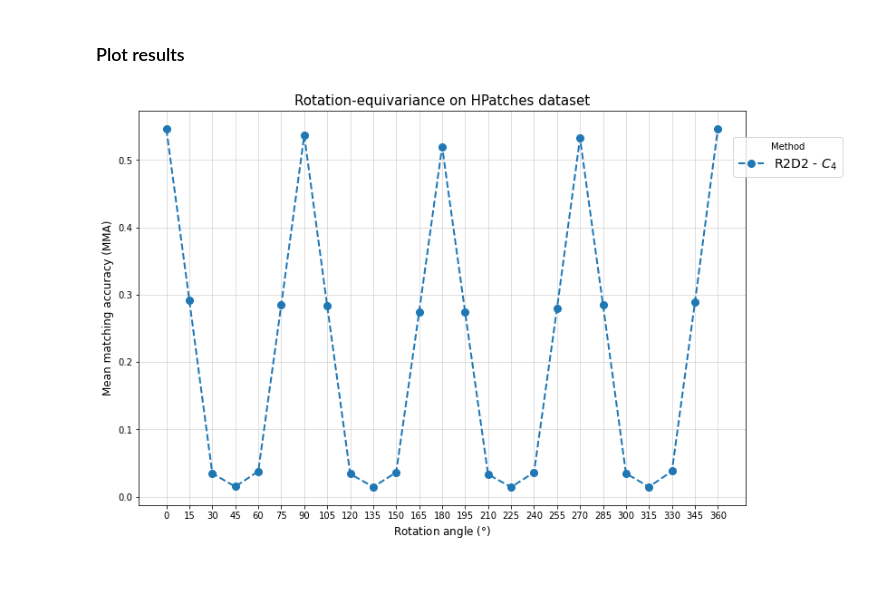
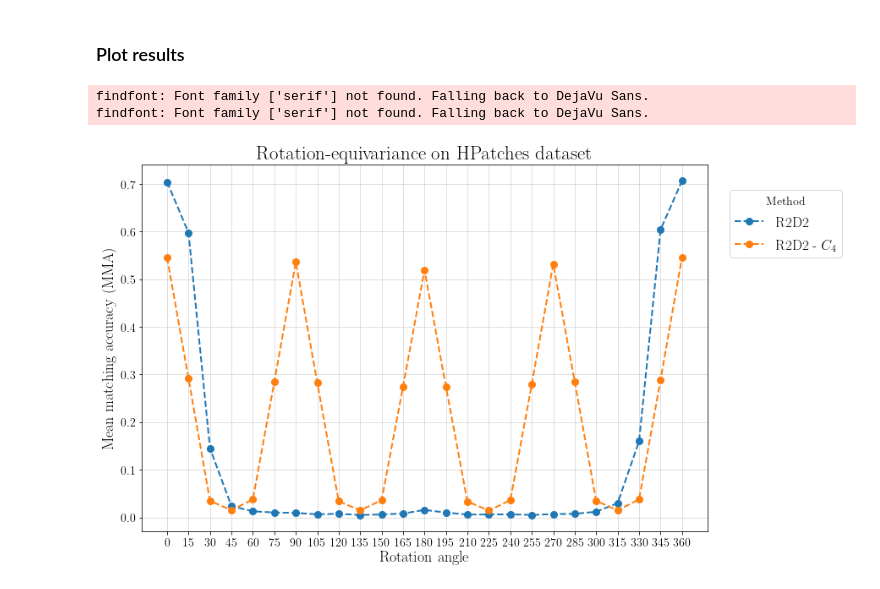
Before and after one commit to bpiyush/rotation-equivariant-lfm, a Jupyter notebook: notebooks/eval_on_hpatches.ipynb, the cells around one changed output. Drawn from its saved outputs; the diff is of its cells as text; code cells hidden in the pictures.

Commit message:
Adds support to load multiple model results in evaluation notebook

```diff
--- a/notebooks/eval_on_hpatches.ipynb
+++ b/notebooks/eval_on_hpatches.ipynb
@@ -41,8 +48,14 @@ from relfm.inference.r2d2_on_hpatches import configure_save_dir
 Set the correct data and output paths as well as the model checkpoint that you'd like to evaluate on. Parameters such as `gap_between_rotations` and `imsize` (size of downsized image to evaluate) are hard-coded to be the same as the default values in the inference script.
 # %%
 data_dir = join(REPO_PATH, "data/hpatches-sequences-release/")
+
+model_ckpt_paths = {
+    "R2D2": join(REPO_PATH, "checkpoints/r2d2_WASF_N16.pt"),
+    "R2D2 - $C_{4}$": join(REPO_PATH, "trained_models/epoch_16_test_model.pt"),
+}
 # model_ckpt_path = join(REPO_PATH, "checkpoints/r2d2_WASF_N16.pt")
-model_ckpt_path = join(REPO_PATH, "trained_models/epoch_16_test_model.pt")
+# model_ckpt_path = join(REPO_PATH, "trained_models/epoch_16_test_model.pt")
+
 output_dir = join(expanduser("~"), "outputs/rotation-equivariant-lfm")
 # %%
 assert isdir(data_dir)
@@ -165,23 +198,27 @@ mma_avg = {k:np.array(mma[k]).mean() for k in mma}
 # %%
 fig, ax = plt.subplots(1, 1, figsize=(12, 8))
 
 ax.grid(alpha=0.5)
 # ax.set_ylim((0., 1.))
-ax.set_title("Rotation-equivariance on HPatches dataset", fontsize=15)
-ax.set_xlabel("Rotation angle $(\degree)$", fontsize=12)
-ax.set_ylabel("Mean matching accuracy (MMA)", fontsize=12)
+ax.set_title("Rotation-equivariance on HPatches dataset", fontsize=23)
+ax.set_xlabel("Rotation angle ", fontsize=18)
+ax.set_ylabel("Mean matching accuracy (MMA)", fontsize=18)
 
-ax.plot(
-    list(mma_avg.keys()),
-    list(mma_avg.values()),
-    "--o",
-    label="R2D2 - $C_{4}$",
-    markersize=8,
-    linewidth=2.,
-)
-ax.set_xticks(list(mma_avg.keys()))
+for model_name, mma_avg in results.items():
 
-ax.legend(fontsize=14, bbox_to_anchor=(1.17, 0.95), title="Method",)
+    ax.plot(
+        list(mma_avg.keys()),
+        list(mma_avg.values()),
+        "--o",
+        label=model_name,
+        markersize=8,
+        linewidth=2.,
+    )
+    ax.set_xticks(list(mma_avg.keys()))
+
+ax.legend(fontsize=17, bbox_to_anchor=(1.25, 0.95), title="Method",)
 plt.show()
 # %% [output]
+findfont: Font family ['serif'] not found. Falling back to DejaVu Sans.
+findfont: Font family ['serif'] not found. Falling back to DejaVu Sans.
-[figure, old version]
+[figure, new version]
```
Also changed, not shown: parts of 10 cells of this notebook, 1 other file.
